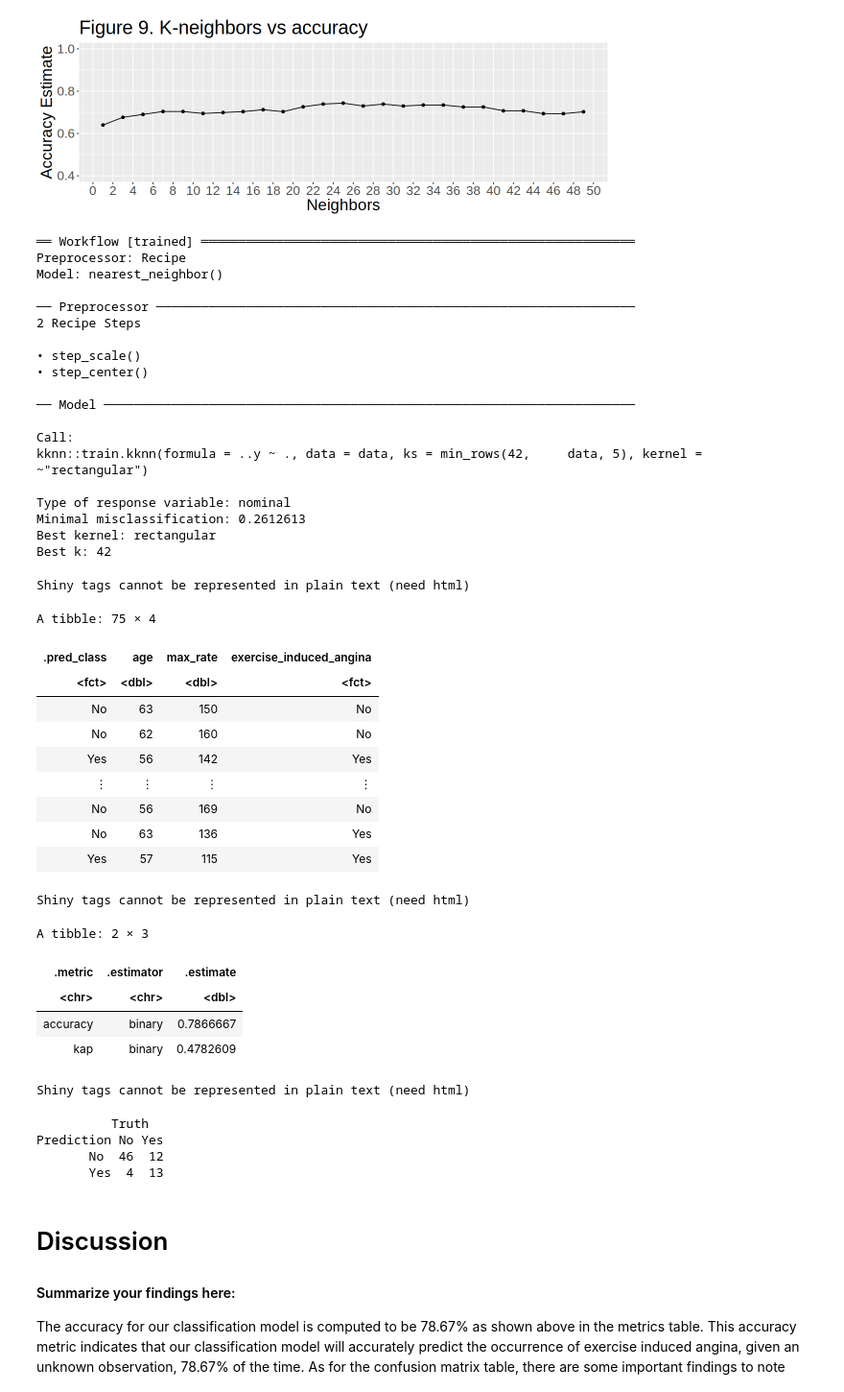
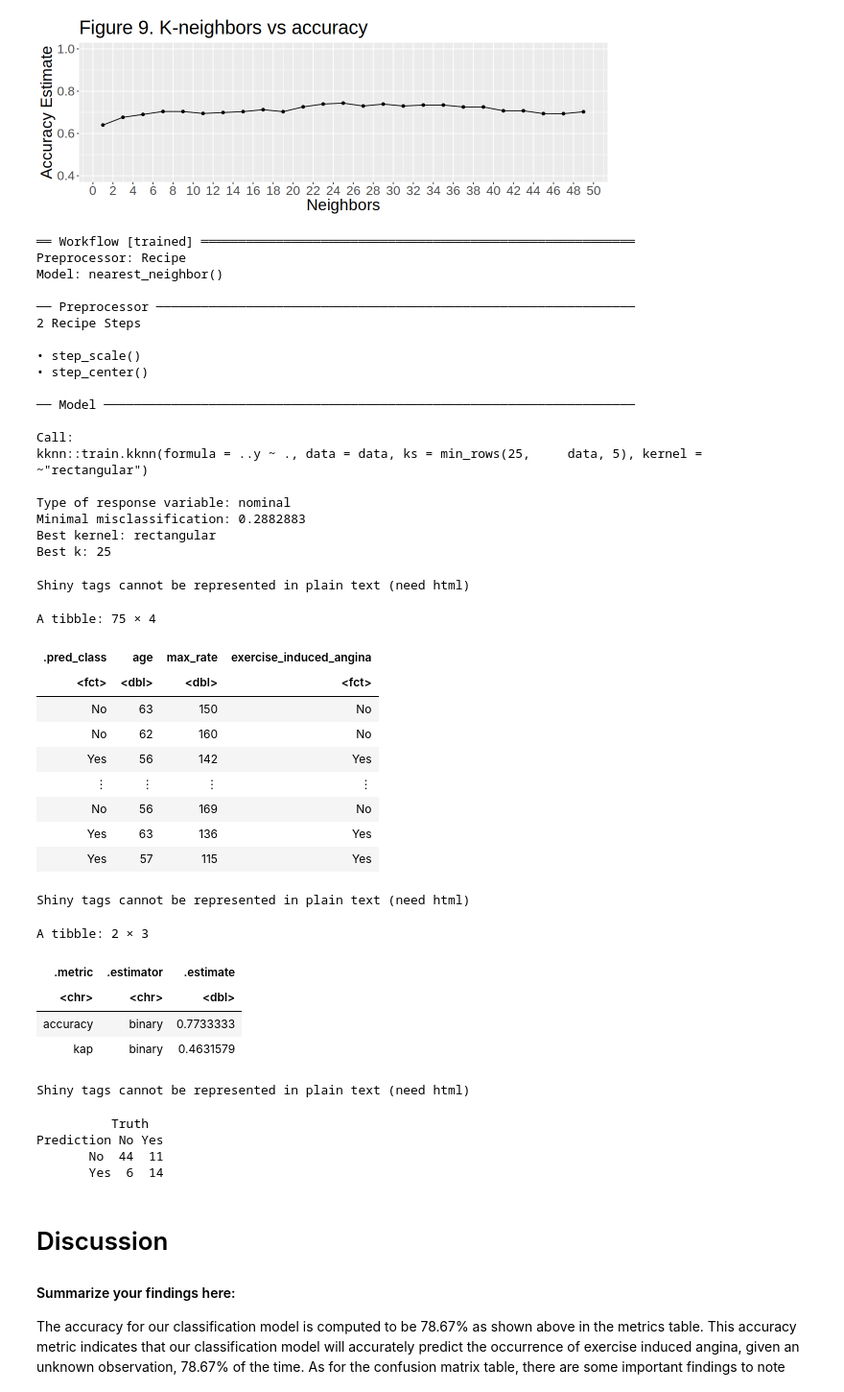
Before and after one commit to elaines6/dsci-100-group-project, a Jupyter notebook: heart_disease_group_report.ipynb, the cells around one changed output. Shown at 96% size. Saved outputs shown, nothing was run; the diff lists cells and outputs as text; code cells hidden in the pictures.

```diff
--- a/heart_disease_group_report.ipynb
+++ b/heart_disease_group_report.ipynb
@@ -306,7 +315,7 @@ accuracy_versus_k
 [figure]
 # %%
 # Creating a new classification model with computed ideal k value
-final_heart_spec <- nearest_neighbor(weight_func = "rectangular", neighbors = 42) |>
+final_heart_spec <- nearest_neighbor(weight_func = "rectangular", neighbors = 25) |>
        set_engine("kknn") |>
        set_mode("classification")
 
@@ -330,55 +339,55 @@ Model: nearest_neighbor()
 ── Model ───────────────────────────────────────────────────────────────────────
 
 Call:
-kknn::train.kknn(formula = ..y ~ ., data = data, ks = min_rows(42,     data, 5), kernel = ~"rectangular")
+kknn::train.kknn(formula = ..y ~ ., data = data, ks = min_rows(25,     data, 5), kernel = ~"rectangular")
 
 Type of response variable: nominal
-Minimal misclassification: 0.2612613
+Minimal misclassification: 0.2882883
 Best kernel: rectangular
-Best k: 42
+Best k: 25
 # %%
 # Predicting the class label of the testing data in the fitted workflow
 heart_predictions <- predict(final_heart_fit, heart_test) |>
                         bind_cols(heart_test)
-h2("Figure 10. ------")
+h2("Figure 10. Prediction Columns with Testing Data")
 heart_predictions
 
 # Extracting the metrics aka the accuracy of the model
 heart_metrics <- heart_predictions |> metrics(truth = exercise_induced_angina, estimate = .pred_class)
 
 # Extracting the confusion matrix table
 heart_conf_mat <- heart_predictions |>
                         conf_mat(truth = exercise_induced_angina, estimate = .pred_class)
-h2("Figure 11. ------")
+h2("Figure 11. Metrics for Accuracy")
 heart_metrics
-h2("Figure 12. ------")
+h2("Figure 12. Confusion Matrix Table for Induced Angina")
 heart_conf_mat
 
 # Top left value = True negative, Top right value = False negative
 # Bottom left value = False positive, Bottom right value = True positive
 # %% [output]
 Shiny tags cannot be represented in plain text (need html)
 A tibble: 75 × 4
 | .pred_class | age | max_rate | exercise_induced_angina |
 | <fct> | <dbl> | <dbl> | <fct> |
 | No | 63 | 150 | No |
 | No | 62 | 160 | No |
 | Yes | 56 | 142 | Yes |
 | ⋮ | ⋮ | ⋮ | ⋮ |
 | No | 56 | 169 | No |
-| No | 63 | 136 | Yes |
+| Yes | 63 | 136 | Yes |
 | Yes | 57 | 115 | Yes |
 Shiny tags cannot be represented in plain text (need html)
 A tibble: 2 × 3
 | .metric | .estimator | .estimate |
 | <chr> | <chr> | <dbl> |
-| accuracy | binary | 0.7866667 |
-| kap | binary | 0.4782609 |
+| accuracy | binary | 0.7733333 |
+| kap | binary | 0.4631579 |
 Shiny tags cannot be represented in plain text (need html)
           Truth
 Prediction No Yes
-       No  46  12
-       Yes  4  13
+       No  44  11
+       Yes  6  14
 # %% [markdown]
 # Discussion
 
```
Also changed, not shown: parts of 3 cells of this notebook.
